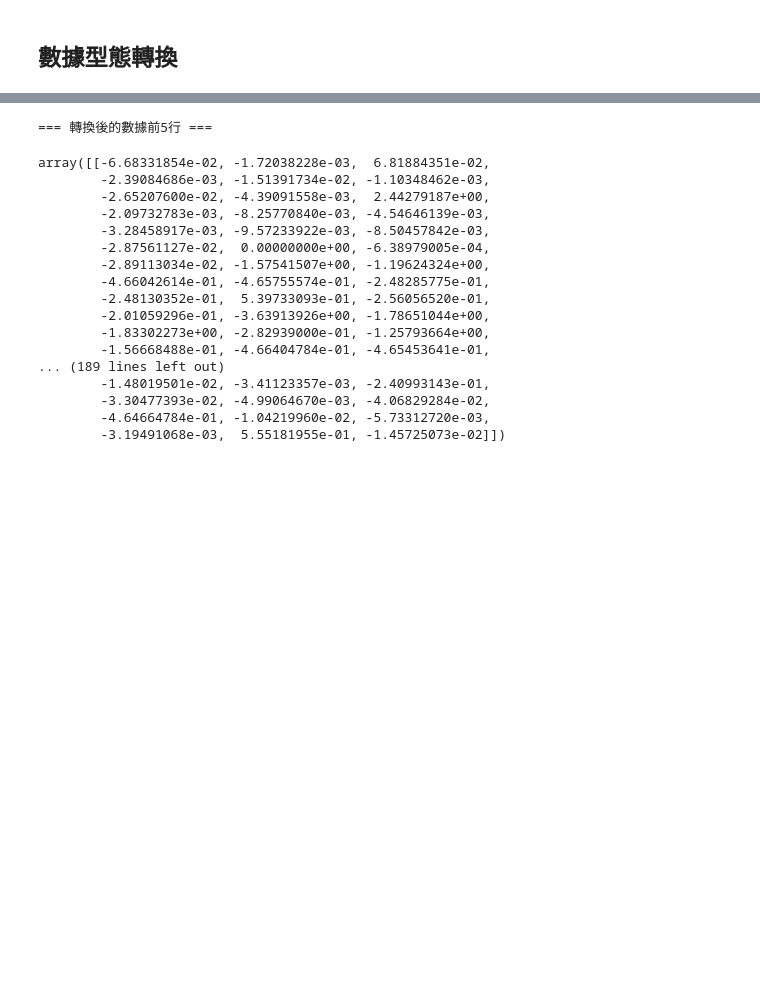
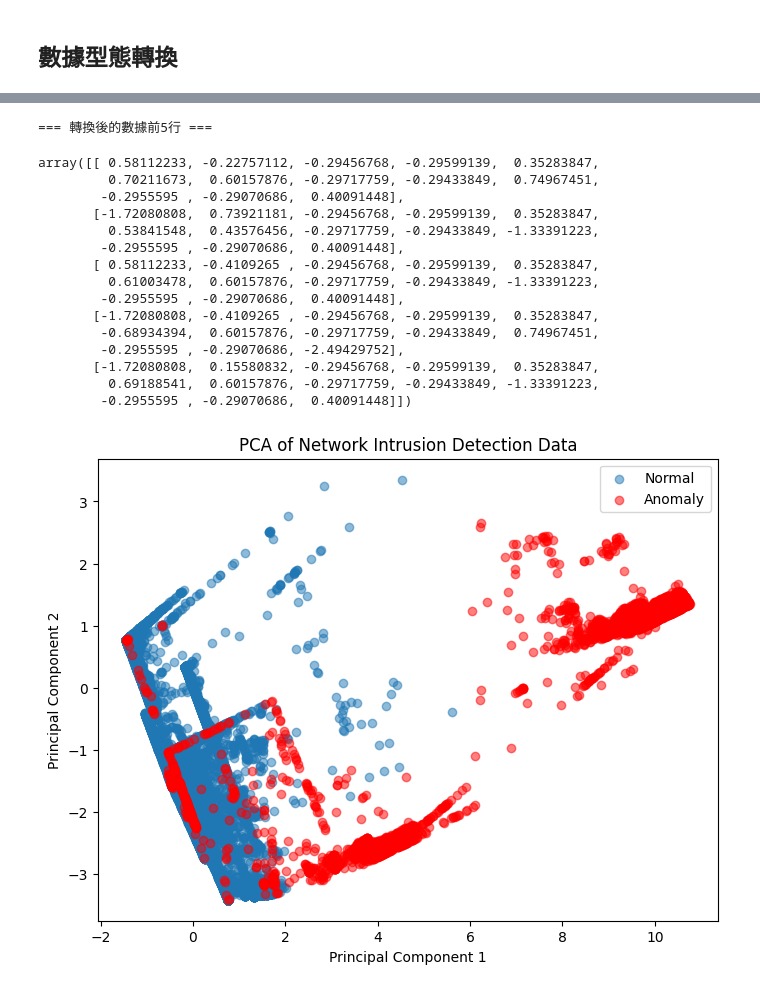
Before and after one commit to jonascheng/anomalyebook, a Jupyter notebook: 07_network-intrusion-detection.ipynb, the cells around one changed output, grey strips where cells are left out. Drawn from its saved outputs; the diff is of its cells as text; code cells hidden in the pictures; blank space fills up the shorter version.

```diff
--- a/07_network-intrusion-detection.ipynb
+++ b/07_network-intrusion-detection.ipynb
@@ -139,0 +163,3 @@ data.head()
+# %%
+# 去重
+data = data.drop_duplicates()
@@ -139,0 +220,14 @@ data.head()
+# %%
+# 只保留選取的特徵
+experiment_data = experiment_data[selected_features.tolist() + ['label']]
+# %%
+# 將實驗資料隨機分為訓練集與測試集（80% 訓練，20% 測試）
+from sklearn.model_selection import train_test_split
+
+X = experiment_data.drop(columns=['label'])
+y = experiment_data['label']
+
+X_train, X_test, y_train, y_test = train_test_split(X, y, test_size=0.2, random_state=42)
+
+print("\n=== 訓練集與測試集大小 ===")
+print(f"訓練集大小: {X_train.shape}, 測試集大小: {X_test.shape}")
@@ -140,10 +255,16 @@ data.head()
 # %%
 from sklearn.preprocessing import StandardScaler
 
+# 不對數據進行標準化, 但為了不改動後面的代碼, 仍然建立標準化的變數
+# X_train_scaled = X_train.copy()
+# X_test_scaled = X_test.copy()
+
+# 對數據進行標準化
 scaler = StandardScaler()
-data_scaled = scaler.fit_transform(data)
+X_train_scaled = scaler.fit_transform(X_train)
+X_test_scaled = scaler.transform(X_test)
 
 print("\n=== 標準化後的數據形狀 ===")
-print(data_scaled.shape)
+print(f"訓練集形狀: {X_train_scaled.shape}, 測試集形狀: {X_test_scaled.shape}")
 # %% [output]
 === 標準化後的數據形狀 ===
@@ -151,22 +272,38 @@ print(data_scaled.shape)
 # %%
 print("\n=== 轉換後的數據前5行 ===")
-data_scaled[:5]
+X_train_scaled[:5]
 # %% [output]
 === 轉換後的數據前5行 ===
-array([[-6.68331854e-02, -1.72038228e-03,  6.81884351e-02,
-        -2.39084686e-03, -1.51391734e-02, -1.10348462e-03,
-        -2.65207600e-02, -4.39091558e-03,  2.44279187e+00,
-        -2.09732783e-03, -8.25770840e-03, -4.54646139e-03,
-        -3.28458917e-03, -9.57233922e-03, -8.50457842e-03,
-        -2.87561127e-02,  0.00000000e+00, -6.38979005e-04,
-        -2.89113034e-02, -1.57541507e+00, -1.19624324e+00,
-        -4.66042614e-01, -4.65755574e-01, -2.48285775e-01,
-        -2.48130352e-01,  5.39733093e-01, -2.56056520e-01,
-        -2.01059296e-01, -3.63913926e+00, -1.78651044e+00,
-        -1.83302273e+00, -2.82939000e-01, -1.25793664e+00,
-        -1.56668488e-01, -4.66404784e-01, -4.65453641e-01,
-... (189 lines left out)
-        -1.48019501e-02, -3.41123357e-03, -2.40993143e-01,
-        -3.30477393e-02, -4.99064670e-03, -4.06829284e-02,
-        -4.64664784e-01, -1.04219960e-02, -5.73312720e-03,
-        -3.19491068e-03,  5.55181955e-01, -1.45725073e-02]])
+array([[ 0.58112233, -0.22757112, -0.29456768, -0.29599139,  0.35283847,
+         0.70211673,  0.60157876, -0.29717759, -0.29433849,  0.74967451,
+        -0.2955595 , -0.29070686,  0.40091448],
+       [-1.72080808,  0.73921181, -0.29456768, -0.29599139,  0.35283847,
+         0.53841548,  0.43576456, -0.29717759, -0.29433849, -1.33391223,
+        -0.2955595 , -0.29070686,  0.40091448],
+       [ 0.58112233, -0.4109265 , -0.29456768, -0.29599139,  0.35283847,
+         0.61003478,  0.60157876, -0.29717759, -0.29433849, -1.33391223,
+        -0.2955595 , -0.29070686,  0.40091448],
+       [-1.72080808, -0.4109265 , -0.29456768, -0.29599139,  0.35283847,
+        -0.68934394,  0.60157876, -0.29717759, -0.29433849,  0.74967451,
+        -0.2955595 , -0.29070686, -2.49429752],
+       [-1.72080808,  0.15580832, -0.29456768, -0.29599139,  0.35283847,
+         0.69188541,  0.60157876, -0.29717759, -0.29433849, -1.33391223,
+        -0.2955595 , -0.29070686,  0.40091448]])
+# %%
+# 利用 PCA 進行降維，繪製降維後的數據分佈圖表，正常與異常連線以不同顏色標示出來
+from sklearn.decomposition import PCA
+import matplotlib.pyplot as plt
+
+pca = PCA(n_components=2)
+X_reduced = pca.fit_transform(X_train_scaled)
+
+plt.figure(figsize=(8, 6))
+plt.scatter(X_reduced[y_train == 0, 0], X_reduced[y_train == 0, 1], label='Normal', alpha=0.5)
+plt.scatter(X_reduced[y_train == 1, 0], X_reduced[y_train == 1, 1], label='Anomaly', alpha=0.5, color='r')
+plt.title('PCA of Network Intrusion Detection Data')
+plt.xlabel('Principal Component 1')
+plt.ylabel('Principal Component 2')
+plt.legend()
+plt.show()
+# %% [output]
+[figure, added]
```
Also changed, not shown: parts of 16 cells of this notebook.
